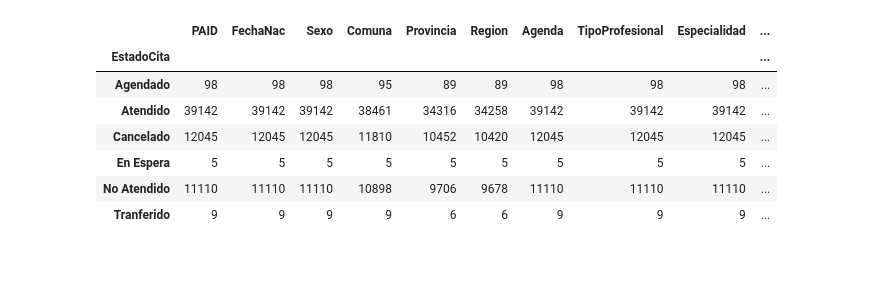
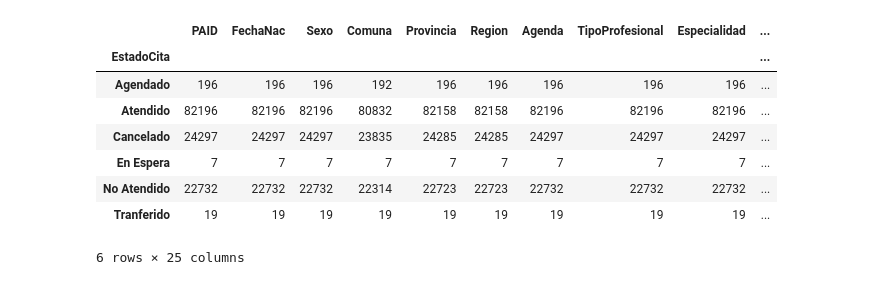
Before and after one commit to pabloveazul/Tarea-NSP, a Jupyter notebook: Tarea NSP.ipynb, the cells around one changed output. Drawn from its saved outputs; the diff is of its cells as text; code cells hidden in the pictures.

```diff
--- a/Tarea NSP.ipynb
+++ b/Tarea NSP.ipynb
@@ -28,0 +129,12 @@ datos
+# %%
+datos['Cancelaciones Anteriores'] = datos.apply(lambda row:
+                                           Anteriores(datos_cancelaciones.loc[(datos_cancelaciones['PAID'] == row['PAID'])
+                                            & (datos_cancelaciones['FechaCita'] < row['FechaCita'])]), axis =1 )
+# %%
+datos['Atenciones Anteriores'] = datos.apply(lambda row:
+                                           Anteriores(datos_atenciones.loc[(datos_atenciones['PAID'] == row['PAID'])
+                                            & (datos_atenciones['FechaCita'] < row['FechaCita'])]), axis =1 )
+# %%
+datos['No Atenciones Anteriores'] = datos.apply(lambda row:
+                                           Anteriores(datos_noatenciones.loc[(datos_noatenciones['PAID'] == row['PAID'])
+                                            & (datos_noatenciones['FechaCita'] < row['FechaCita'])]), axis =1 )
@@ -29,24 +212,14 @@ datos
 # %%
-#Transform Data into Numerical:
-
-datos['FechaNac'] = pd.to_datetime(datos['FechaNac'])
-datos['FechaReserva'] = pd.to_datetime(datos['FechaReserva'])
-datos['FechaCita'] = pd.to_datetime(datos['FechaCita'])
-
-#Feature Creation
-datos['Edad'] = np.floor((datos['FechaReserva']-datos['FechaNac']).dt.days/365)
-datos['DiasReservaCita'] = (datos['FechaCita']-datos['FechaReserva']).dt.days
-
 from sklearn import preprocessing
 le = preprocessing.LabelEncoder()
 
 
 column_list = [] #str columns
-for column in datos.columns:
-    if datos[column].dtype == 'O':
+for column in datos_final.columns:
+    if datos_final[column].dtype == 'O':
         column_list.append(column)
 
-datos_num = datos[column_list].astype(str).apply(le.fit_transform)
-for column in datos.columns:
-    if datos[column].dtype != 'O':
-        datos_num[column] = datos[column]
+datos_num = datos_final[column_list].astype(str).apply(le.fit_transform)
+for column in datos_final.columns:
+    if datos_final[column].dtype != 'O':
+        datos_num[column] = datos_final[column]
@@ -83,11 +271,12 @@ array([ 0.06494545,  0.19419843,  0.04108933,  0.03183918,  0.03750909,
 # %%
-datos.loc[datos['Sexo']== 'Hombre'].groupby(['EstadoCita']).count()
+datos.groupby(['EstadoCita']).count()
 # %% [output]
 |  | PAID | FechaNac | Sexo | Comuna | Provincia | Region | Agenda | TipoProfesional | Especialidad | ... |
 | EstadoCita |  |  |  |  |  |  |  |  |  | ... |
-| Agendado | 98 | 98 | 98 | 95 | 89 | 89 | 98 | 98 | 98 | ... |
-| Atendido | 39142 | 39142 | 39142 | 38461 | 34316 | 34258 | 39142 | 39142 | 39142 | ... |
-| Cancelado | 12045 | 12045 | 12045 | 11810 | 10452 | 10420 | 12045 | 12045 | 12045 | ... |
-| En Espera | 5 | 5 | 5 | 5 | 5 | 5 | 5 | 5 | 5 | ... |
-| No Atendido | 11110 | 11110 | 11110 | 10898 | 9706 | 9678 | 11110 | 11110 | 11110 | ... |
-| Tranferido | 9 | 9 | 9 | 9 | 6 | 6 | 9 | 9 | 9 | ... |
+| Agendado | 196 | 196 | 196 | 192 | 196 | 196 | 196 | 196 | 196 | ... |
+| Atendido | 82196 | 82196 | 82196 | 80832 | 82158 | 82158 | 82196 | 82196 | 82196 | ... |
+| Cancelado | 24297 | 24297 | 24297 | 23835 | 24285 | 24285 | 24297 | 24297 | 24297 | ... |
+| En Espera | 7 | 7 | 7 | 7 | 7 | 7 | 7 | 7 | 7 | ... |
+| No Atendido | 22732 | 22732 | 22732 | 22314 | 22723 | 22723 | 22732 | 22732 | 22732 | ... |
+| Tranferido | 19 | 19 | 19 | 19 | 19 | 19 | 19 | 19 | 19 | ... |
+6 rows × 25 columns
```
Also changed, not shown: parts of 29 cells of this notebook, 1 other file.
